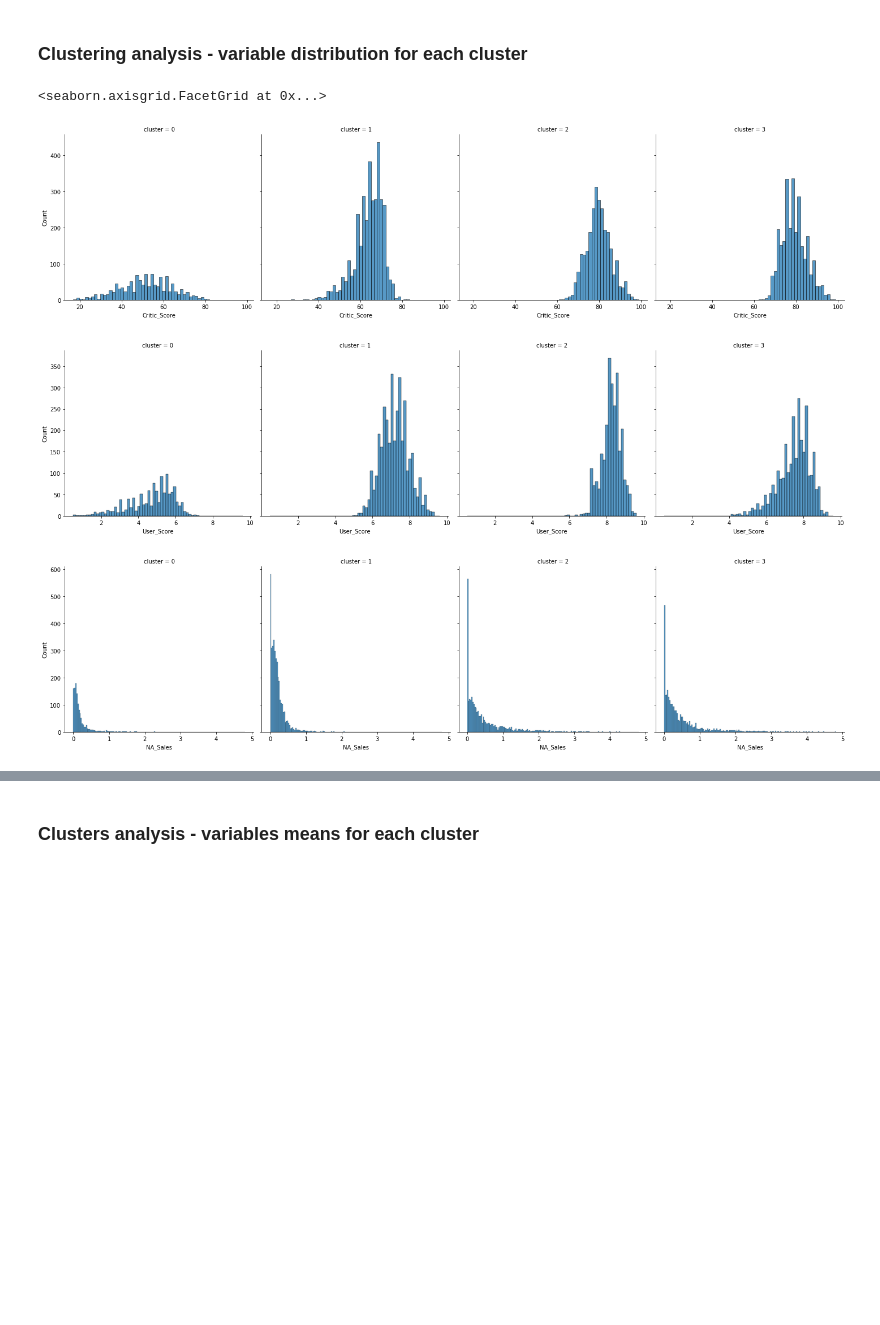
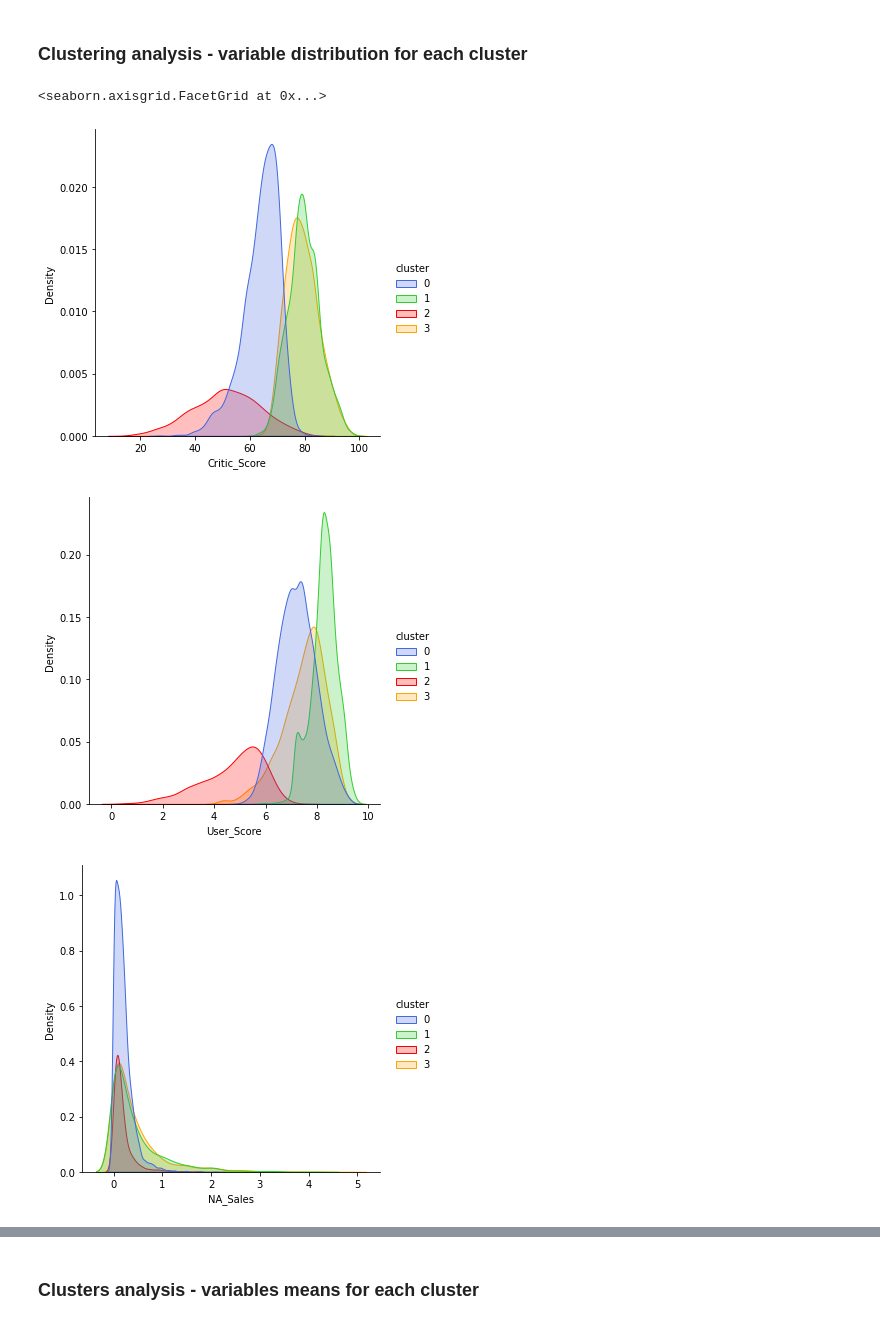
Before and after one commit to Loniowsky/Data-Mining-Project, a Jupyter notebook: notebooks/whole_dataset_4_clusters.ipynb, the cells around one changed output, grey strips where cells are left out. Drawn from its saved outputs; the diff is of its cells as text; code cells hidden in the pictures; blank space fills up the shorter version.

```diff
--- a/notebooks/whole_dataset_4_clusters.ipynb
+++ b/notebooks/whole_dataset_4_clusters.ipynb
@@ -93,16 +93,14 @@ de_standardize(clustered_data, columns_used_for_clustering, columns_stats)
 # %% [markdown]
 ### Clustering analysis - variable distribution for each cluster
 # %%
-sns.displot(clustered_data, x="Critic_Score", col="cluster", multiple="dodge")
-sns.displot(clustered_data, x="User_Score", col="cluster", multiple="dodge")
-sns.displot(clustered_data, x="NA_Sales", col="cluster", multiple="dodge")
-sns.displot(clustered_data, x="EU_Sales", col="cluster", multiple="dodge")
-sns.displot(clustered_data, x="JP_Sales", col="cluster", multiple="dodge")
-
-years = len(range(np.int32(clustered_data["Year_of_Release"].min()), np.int32(clustered_data["Year_of_Release"].max()) + 1))
-sns.displot(clustered_data, bins=years, x="Year_of_Release", col="cluster", multiple="dodge")
+sns.displot(clustered_data, x="Critic_Score", hue="cluster", kind="kde", fill=True, palette=palette)
+sns.displot(clustered_data, x="User_Score", hue="cluster", kind="kde", fill=True, palette=palette)
+sns.displot(clustered_data, x="NA_Sales", hue="cluster", kind="kde", fill=True, palette=palette)
+sns.displot(clustered_data, x="EU_Sales", hue="cluster", kind="kde", fill=True, palette=palette)
+sns.displot(clustered_data, x="JP_Sales", hue="cluster", kind="kde", fill=True, palette=palette)
+sns.displot(clustered_data, x="Year_of_Release", hue="cluster", kind="kde", fill=True, palette=palette)
 # %% [output]
 <seaborn.axisgrid.FacetGrid at 0x...>
-[figure, old version]
+[figure, new version]
-[figure, old version]
+[figure, new version]
-[figure, old version]
+[figure, new version]
```
Also changed, not shown: parts of 5 cells of this notebook.
